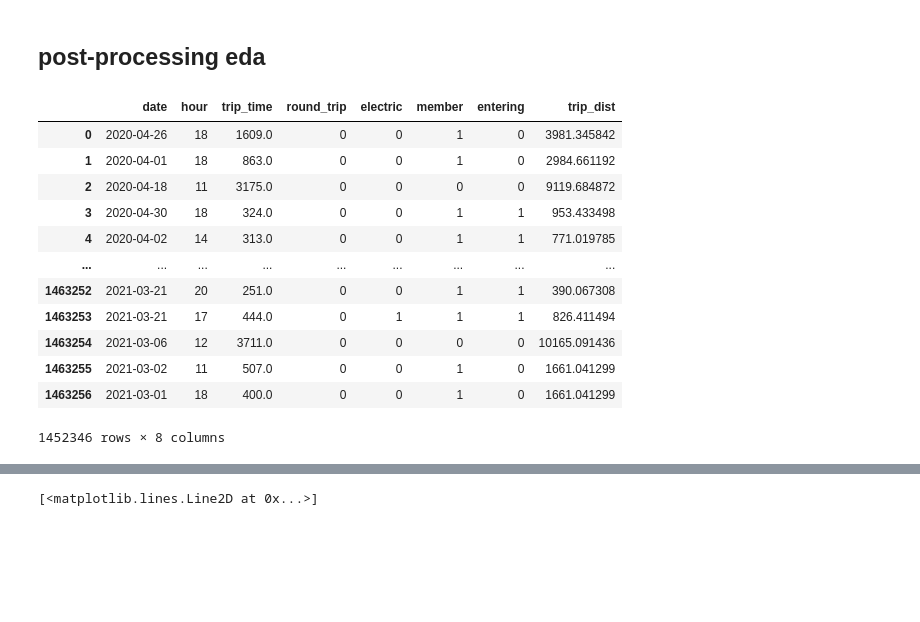
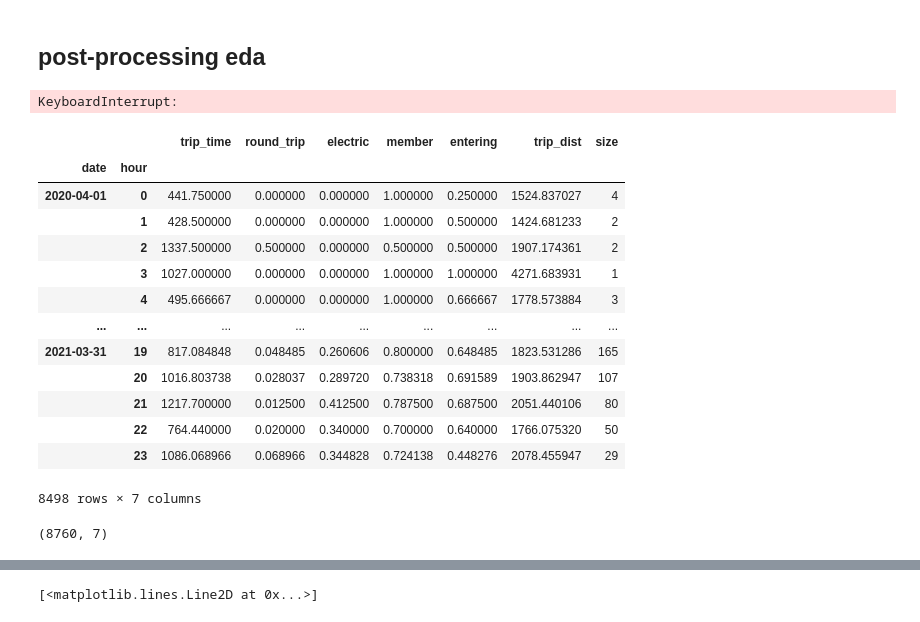
Before and after one commit to nick-kopy/Predicting-Bike-Rental-Station-Traffic, a Jupyter notebook: cap3.ipynb, the cells around one changed output, grey strips where cells are left out. Drawn from its saved outputs; the diff is of its cells as text; code cells hidden in the pictures; blank space fills up the shorter version.

```diff
--- a/cap3.ipynb
+++ b/cap3.ipynb
@@ -433,21 +435,34 @@ groups = pd.read_csv('data/groups.csv')
 downtown = set(groups[groups['group'] == 'a'].name.values)
 # %%
 df_down = station_data(region=downtown)
-
-df_down
 # %% [output]
-|  | date | hour | trip_time | round_trip | electric | member | entering | trip_dist |
-| 0 | 2020-04-26 | 18 | 1609.0 | 0 | 0 | 1 | 0 | 3981.345842 |
-| 1 | 2020-04-01 | 18 | 863.0 | 0 | 0 | 1 | 0 | 2984.661192 |
-| 2 | 2020-04-18 | 11 | 3175.0 | 0 | 0 | 0 | 0 | 9119.684872 |
-| 3 | 2020-04-30 | 18 | 324.0 | 0 | 0 | 1 | 1 | 953.433498 |
-| 4 | 2020-04-02 | 14 | 313.0 | 0 | 0 | 1 | 1 | 771.019785 |
-| ... | ... | ... | ... | ... | ... | ... | ... | ... |
-| 1463252 | 2021-03-21 | 20 | 251.0 | 0 | 0 | 1 | 1 | 390.067308 |
-| 1463253 | 2021-03-21 | 17 | 444.0 | 0 | 1 | 1 | 1 | 826.411494 |
-| 1463254 | 2021-03-06 | 12 | 3711.0 | 0 | 0 | 0 | 0 | 10165.091436 |
-| 1463255 | 2021-03-02 | 11 | 507.0 | 0 | 0 | 1 | 0 | 1661.041299 |
-| 1463256 | 2021-03-01 | 18 | 400.0 | 0 | 0 | 1 | 0 | 1661.041299 |
-1452346 rows × 8 columns
+KeyboardInterrupt:
+# %%
+# notably there are 262 missing rows, meaning that many hours had no traffic
+# there are some days where there's just no data :<
+df_down_eda = df_down.groupby(['date', 'hour']).agg('mean')
+
+df_down_eda['size'] = df_down.groupby(['date', 'hour']).size()
+
+df_down_eda
+# %% [output]
+|  |  | trip_time | round_trip | electric | member | entering | trip_dist | size |
+| date | hour |  |  |  |  |  |  |  |
+| 2020-04-01 | 0 | 441.750000 | 0.000000 | 0.000000 | 1.000000 | 0.250000 | 1524.837027 | 4 |
+|  | 1 | 428.500000 | 0.000000 | 0.000000 | 1.000000 | 0.500000 | 1424.681233 | 2 |
+|  | 2 | 1337.500000 | 0.500000 | 0.000000 | 0.500000 | 0.500000 | 1907.174361 | 2 |
+|  | 3 | 1027.000000 | 0.000000 | 0.000000 | 1.000000 | 1.000000 | 4271.683931 | 1 |
+|  | 4 | 495.666667 | 0.000000 | 0.000000 | 1.000000 | 0.666667 | 1778.573884 | 3 |
+| ... | ... | ... | ... | ... | ... | ... | ... | ... |
+| 2021-03-31 | 19 | 817.084848 | 0.048485 | 0.260606 | 0.800000 | 0.648485 | 1823.531286 | 165 |
+|  | 20 | 1016.803738 | 0.028037 | 0.289720 | 0.738318 | 0.691589 | 1903.862947 | 107 |
+|  | 21 | 1217.700000 | 0.012500 | 0.412500 | 0.787500 | 0.687500 | 2051.440106 | 80 |
+|  | 22 | 764.440000 | 0.020000 | 0.340000 | 0.700000 | 0.640000 | 1766.075320 | 50 |
+|  | 23 | 1086.068966 | 0.068966 | 0.344828 | 0.724138 | 0.448276 | 2078.455947 | 29 |
+8498 rows × 7 columns
 # %%
 df_down_1 = serialize(df_down)
+
+df_down_1.shape
+# %% [output]
+(8760, 7)
```
Also changed, not shown: parts of 23 cells of this notebook.
